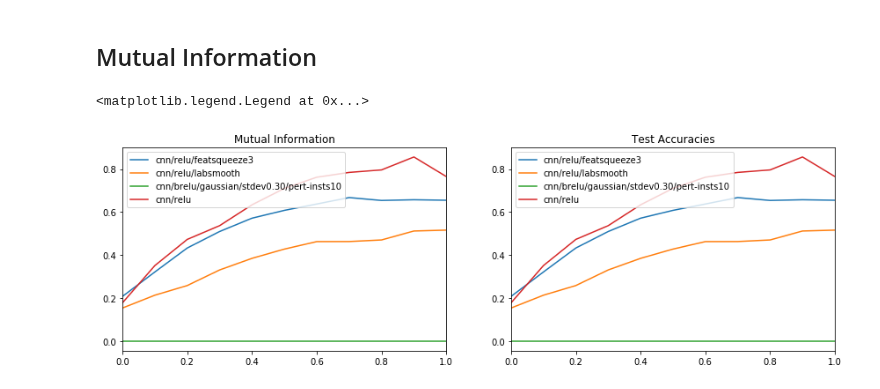
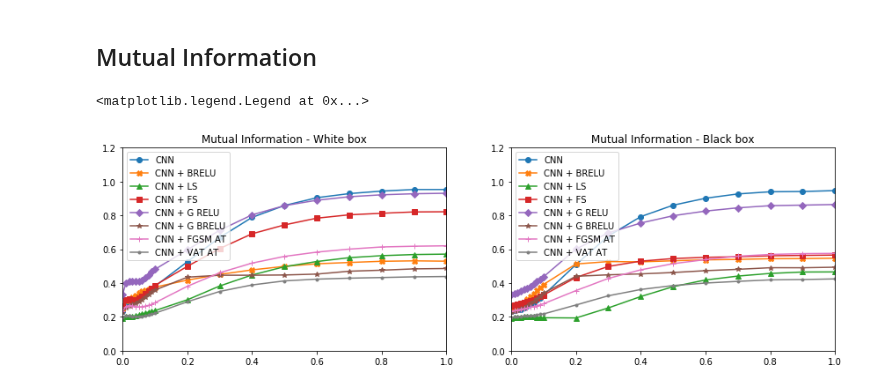
Before and after one commit to Trusted-AI/adversarial-robustness-toolbox, a Jupyter notebook: notebooks/CIFAR - BNN .ipynb, the cells around one changed output. Drawn from its saved outputs; the diff is of its cells as text; code cells hidden in the pictures.

```diff
--- a/notebooks/CIFAR - BNN .ipynb
+++ b/notebooks/CIFAR - BNN .ipynb
@@ -31,9 +36,13 @@ for c in CLASSIFIERS:
     assert exists(join(INPUT_PATH, c, "model.json"))
     assert exists(join(INPUT_PATH, c, "params.json"))
 # %%
-eps_values = [e/10 for e in range(1, 11)]
+#eps_values = [e/10 for e in range(1, 11)]
+eps_values = [e/100 for e in range(1, 11)] + [e/10 for e in range(2, 11)]
 PATH = "/dccstor/dlw/data/adversarial_learning/adversarial/cifar10/"
 for c in CLASSIFIERS:
-    print(c)
+    if c.endswith(".npy"):
+        d = c[:-4]
+    else:
+        d = c
     for eps in eps_values:
-        assert exists(join(PATH, c, "fgsm", "eps%.2f_test.npy" % eps))
+        assert exists(join(PATH, d, "fgsm", "eps%.2f_test.npy" % eps))
@@ -76,29 +80,32 @@ for c in CLASSIFIERS:
 
 np.save('mean_mutual_info.npy',mean_mutual_info)
 # %%
-mean_mutual_info = np.load('mean_mutual_info.npy')[()]
+markers = ['o', 'X', '^', 's', 'D', '*', '+', '.']
+labels = ['CNN', 'CNN + BRELU', 'CNN + LS', 'CNN + FS', 'CNN + G RELU', 'CNN + G BRELU', 'CNN + FGSM AT', 'CNN + VAT AT']
+
+mean_mutual_info_wb = np.load('mean_mutual_info_wb_10.npy')[()]
 fig = plt.figure()
 ax = fig.add_subplot(1, 2, 1)
-plt.title("Mutual Information")
+plt.title("Mutual Information - White box")
 
-for c in CLASSIFIERS:
-    plt.plot([0.] + eps_values, mean_mutual_info[c], label=c)
+for c,l,b in zip(CLASSIFIERS,labels,markers):
+    plt.plot([0.] + eps_values, mean_mutual_info_wb[c], label=l, marker=b)
 
-ax.set_xlim([0, 1])
-ax.set_ylim([0, 1])
+ax.set_xlim([0, 1.0])
+ax.set_ylim([0, 1.2])
 plt.legend()
 
 ax = fig.add_subplot(1, 2, 2)
-plt.title("Test Accuracies")
+plt.title("Mutual Information - Black box")
+mean_mutual_info_bb = np.load('mean_mutual_info_bb_10.npy')[()]
+for c,l,b in zip(CLASSIFIERS,labels,markers):
+    plt.plot([0.] + eps_values, mean_mutual_info_bb[c], label=l, marker=b)
 
-for c in CLASSIFIERS:
-    plt.plot([0.] + eps_values, mean_mutual_info[c], label=c)
-
-ax.set_xlim([0, 1])
-ax.set_ylim([0, 1])
+ax.set_xlim([0, 1.0])
+ax.set_ylim([0, 1.2])
 
 plt.subplots_adjust(bottom=0.1, right=2, top=0.9)
 plt.legend()
 # %% [output]
 <matplotlib.legend.Legend at 0x...>
-[figure, old version]
+[figure, new version]
```
Also changed, not shown: parts of 3 cells of this notebook.
